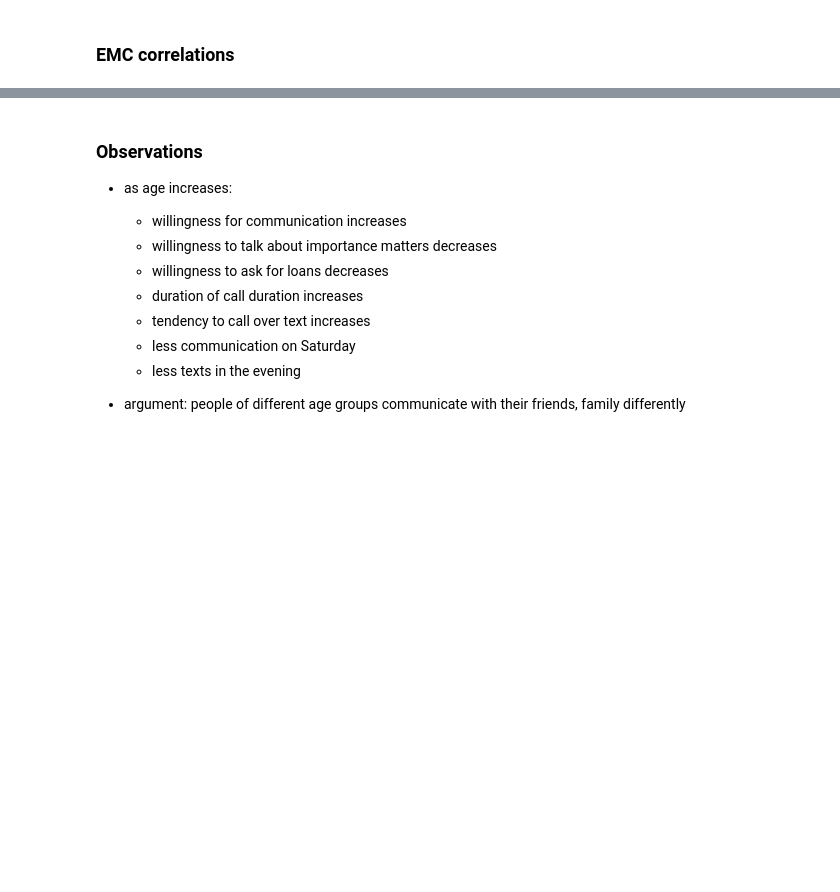
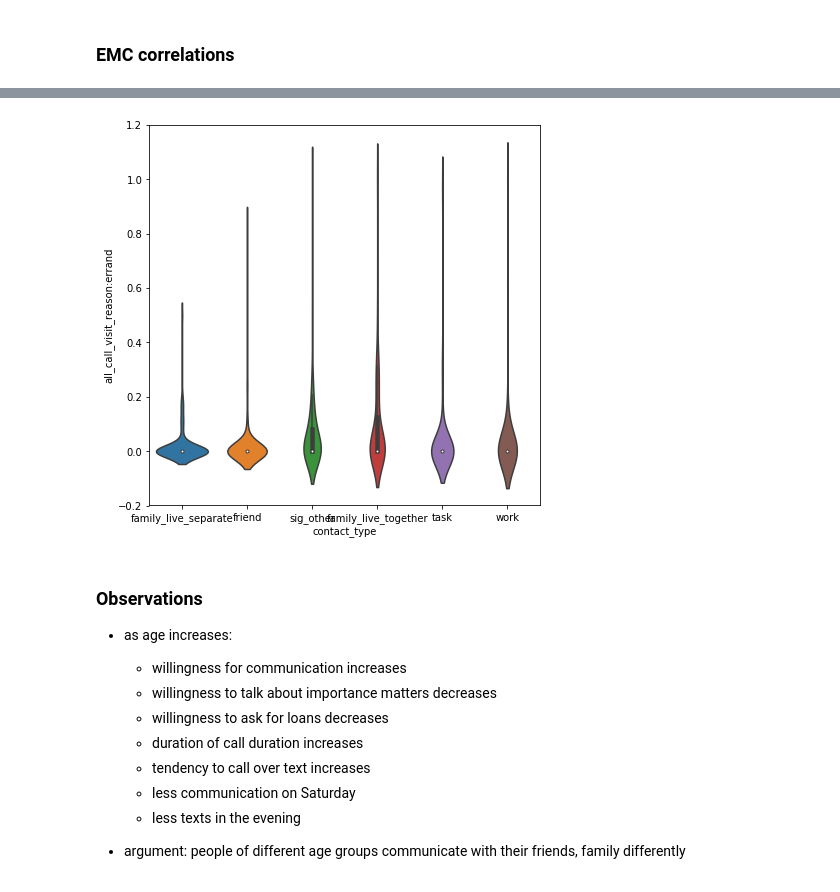
Before and after one commit to tliu526/relationship-prediction, a Jupyter notebook: notebooks/demographics_stats.ipynb, the cells around one changed output, grey strips where cells are left out. Drawn from its saved outputs; the diff is of its cells as text; code cells hidden in the pictures; blank space fills up the shorter version.

```diff
--- a/notebooks/demographics_stats.ipynb
+++ b/notebooks/demographics_stats.ipynb
@@ -303,3 +573,8 @@ age_df.loc[['q1_want', 'q2_talk', 'q3_loan', 'q4_closeness'], :]
+# %%
+sns.violinplot(x="contact_type", y="all_call_visit_reason:errand", data=ag_features, split=True)
+plt.show()
+# %% [output]
+[figure, added]
 # %% [markdown]
 ### Observations
 
```
Also changed, not shown: parts of 57 cells of this notebook, 2 other files.
